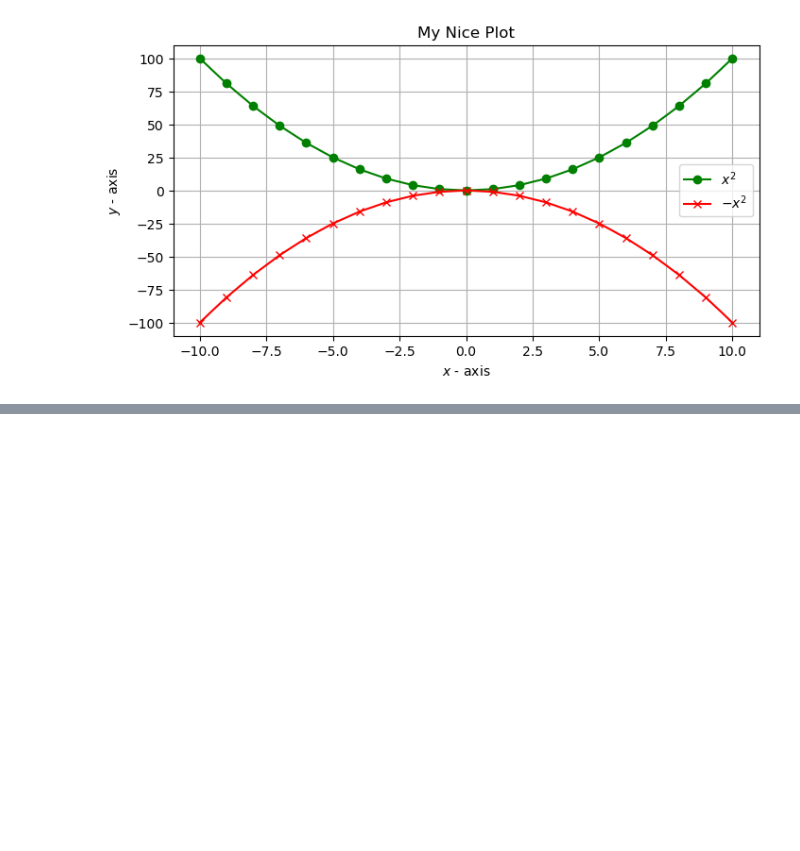
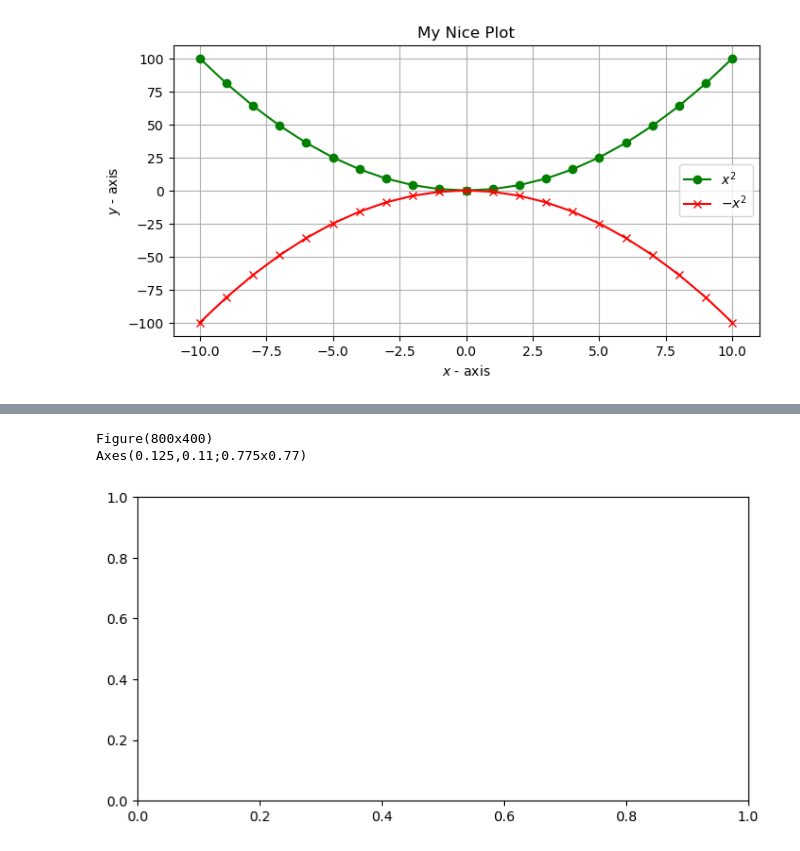
Before and after one commit to Jiliar/machine-learning-specialization, a Jupyter notebook: sessions/Session 8 Visualización de Datos.ipynb, the cells around one changed output, grey strips where cells are left out. Cells and saved outputs as stored; diff of their text form; code cells hidden in the pictures; blank space fills up the shorter version.

```diff
--- a/sessions/Session 8 Visualización de Datos.ipynb
+++ b/sessions/Session 8 Visualización de Datos.ipynb
@@ -40,0 +131,8 @@ plt.show()
+# %%
+fig, axes = plt.subplots(figsize=(8, 4))
+print(fig)
+print(axes)
+# %% [output]
+Figure(800x400)
+Axes(0.125,0.11;0.775x0.77)
+[figure, added]
```
Also changed, not shown: parts of 107 cells of this notebook, 1 other file.
